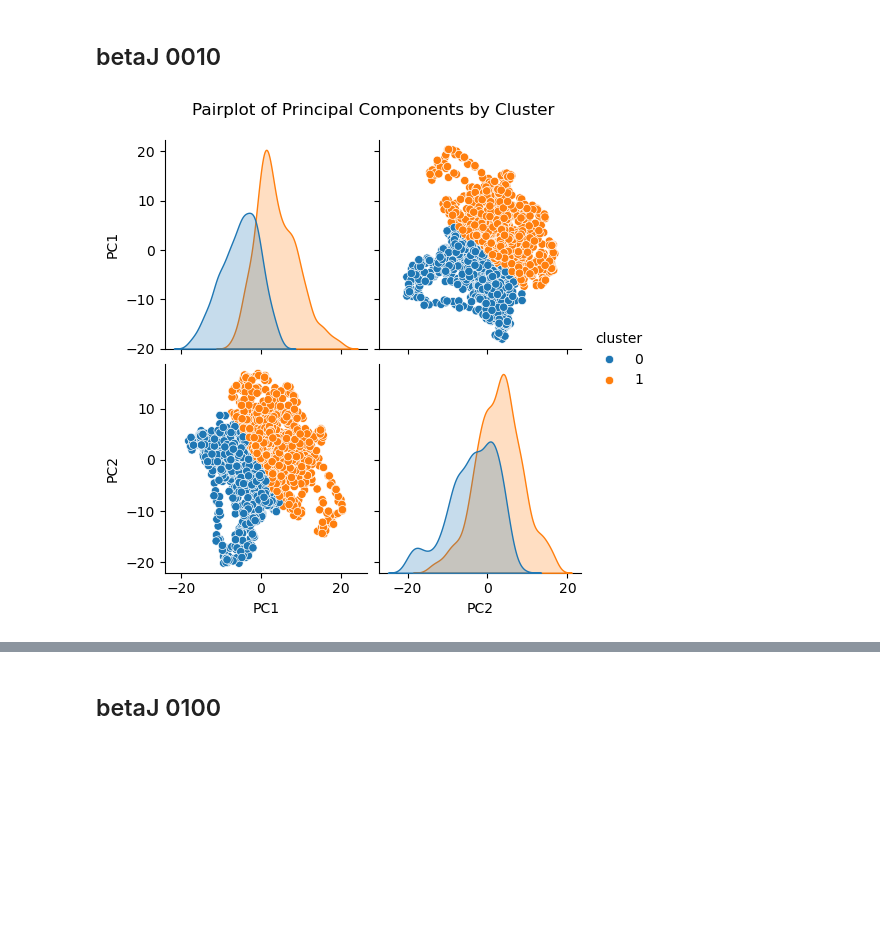
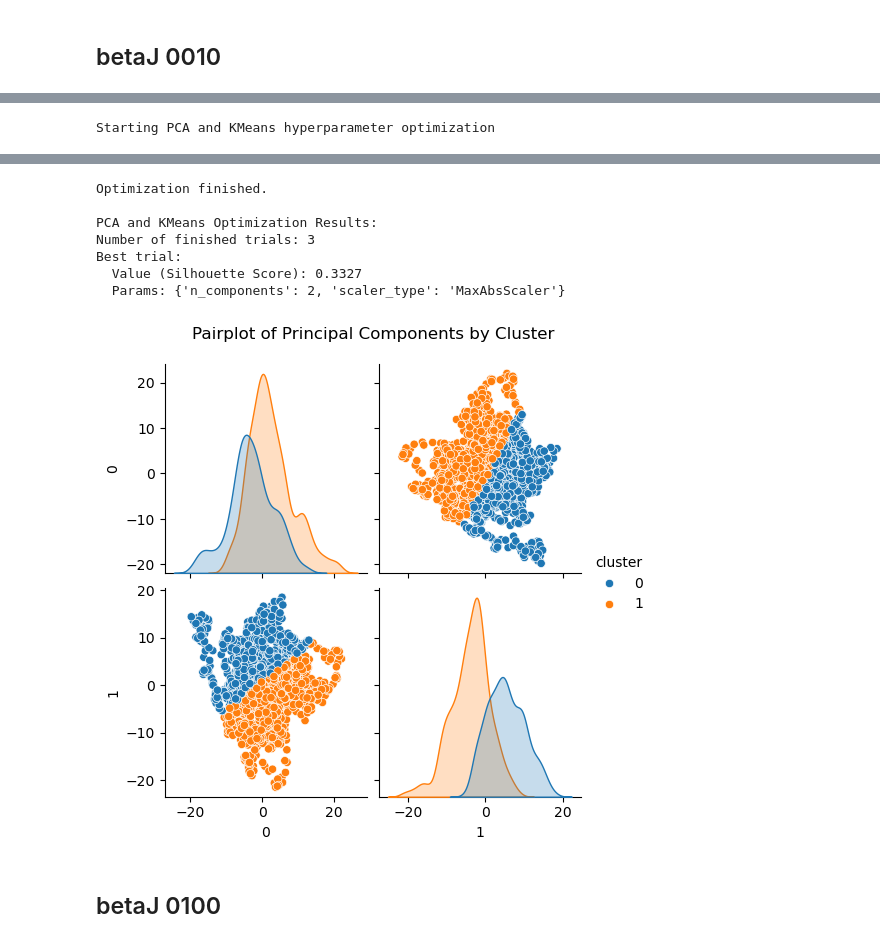
Before and after one commit to garrett-reinhard/IsingReduction, a Jupyter notebook: Ising_Reduction.ipynb, the cells around one changed output, grey strips where cells are left out. Saved outputs shown, nothing was run; the diff lists cells and outputs as text; code cells hidden in the pictures; blank space fills up the shorter version.

Commit message:
basic optuna for all with kmeans and pca

```diff
--- a/Ising_Reduction.ipynb
+++ b/Ising_Reduction.ipynb
@@ -36,7 +36,7 @@ def PCA_analysis(directory, scaler, n_components):
 def cluster_and_plot(pca, model=sklearn.cluster.KMeans(n_clusters=2, random_state=42)):
     cluster_labels = model.fit_predict(principal_components)
 
-    pdf = pd.DataFrame(data=principal_components, columns=column)
+    pdf = pd.DataFrame(data=principal_components)
     pdf['cluster'] = cluster_labels
 
     sns.pairplot(pdf, hue='cluster', diag_kind='kde')
@@ -123,9 +50,59 @@ AttributeError: 'str' object has no attribute 'fit_transform'
 # %% [markdown]
 ## betaJ 0010
-# %%
-directory_path = '/home/user/IsingData/Data/betaJ-0010_vf-050_nrows-100_ncols-100'
-
-principal_components = PCA_analysis(directory=directory_path, n_components=2)
-cluster_and_plot(pca=principal_components)
-# %% [output]
-[figure, removed]
+# %%
+def objective(trial):
+
+    directory_path = '/home/user/IsingData/Data/betaJ-0010_vf-050_nrows-100_ncols-100'
+
+    n_components = trial.suggest_int("n_components", 2, 6)
+    scaler_type = trial.suggest_categorical('scaler_type', ['StandardScaler', 'MinMaxScaler', 'RobustScaler', 'MaxAbsScaler', 'PowerTransformer'])
+
+    if scaler_type ==  'StandardScaler':
+        scaler_type = sklearn.preprocessing.StandardScaler()
+    elif scaler_type == 'MinMaxScaler':
+        scaler_type = sklearn.preprocessing.MinMaxScaler()
+    elif scaler_type == 'RobustScaler':
+        scaler_type = sklearn.preprocessing.RobustScaler()
+    elif scaler_type == 'MaxAbsScaler':
+        scaler_type = sklearn.preprocessing.MaxAbsScaler()
+    elif scaler_type == 'PowerTransformer':
+        scaler_type = sklearn.preprocessing.PowerTransformer()
+
+    pca = PCA_analysis(directory=directory_path, n_components=n_components, scaler=scaler_type)
+    cluster_labels = clusters(pca=pca)
+
+    score = sklearn.metrics.silhouette_score(pca, cluster_labels)
+
+    return score
+
+study = optuna.create_study(direction='maximize', study_name='pca_kmeans_optimization')
+
+print("Starting PCA and KMeans hyperparameter optimization")
+study.optimize(objective, n_trials=3)
+print("Optimization finished.")
+
+print("\nPCA and KMeans Optimization Results:")
+print(f"Number of finished trials: {len(study.trials)}")
+print(f"Best trial:")
+print(f"  Value (Silhouette Score): {study.best_value:.4f}")
+print(f"  Params: {study.best_params}")
+
+best_n_components = study.best_params['n_components']
+scaler_type = study.best_params['scaler_type']
+
+if scaler_type ==  'StandardScaler':
+    scaler_type = sklearn.preprocessing.StandardScaler()
+elif scaler_type == 'MinMaxScaler':
+    scaler_type = sklearn.preprocessing.MinMaxScaler()
+elif scaler_type == 'RobustScaler':
+    scaler_type = sklearn.preprocessing.RobustScaler()
+elif scaler_type == 'MaxAbsScaler':
+    scaler_type = sklearn.preprocessing.MaxAbsScaler()
+elif scaler_type == 'PowerTransformer':
+    scaler_type = sklearn.preprocessing.PowerTransformer()
+
+directory_path = '/home/user/IsingData/Data/betaJ-0010_vf-050_nrows-100_ncols-100'
+
+principal_components = PCA_analysis(directory=directory_path, n_components=best_n_components, scaler=scaler_type)
+cluster_and_plot(pca=principal_components)
+# %% [output]
@@ -131,0 +110 @@ cluster_and_plot(pca=principal_components)
+Starting PCA and KMeans hyperparameter optimization
@@ -132,2 +114,10 @@ cluster_and_plot(pca=principal_components)
+Optimization finished.
+
+PCA and KMeans Optimization Results:
+Number of finished trials: 3
+Best trial:
+  Value (Silhouette Score): 0.3327
+  Params: {'n_components': 2, 'scaler_type': 'MaxAbsScaler'}
+[figure, added]
 # %% [markdown]
 ## betaJ 0100
```
Also changed, not shown: parts of 14 cells of this notebook.
